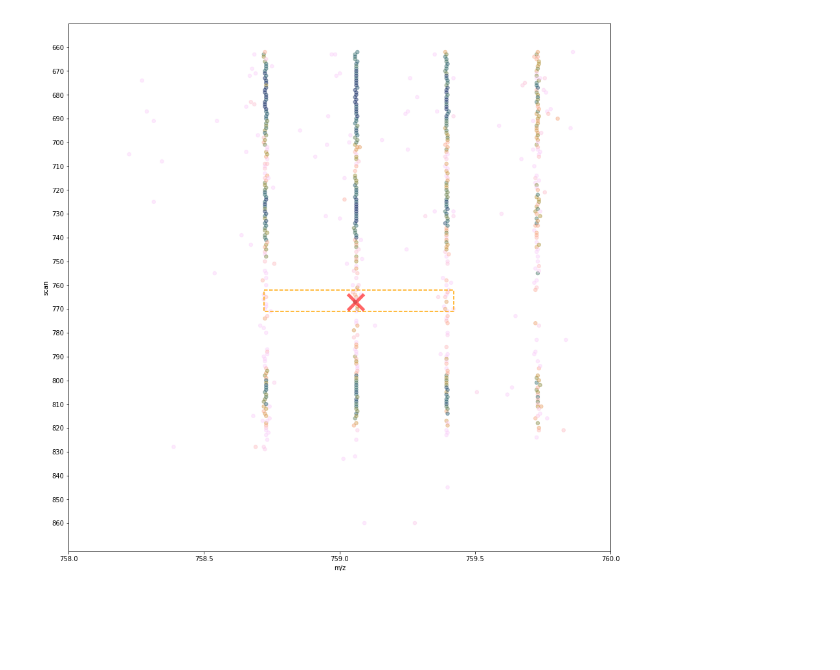
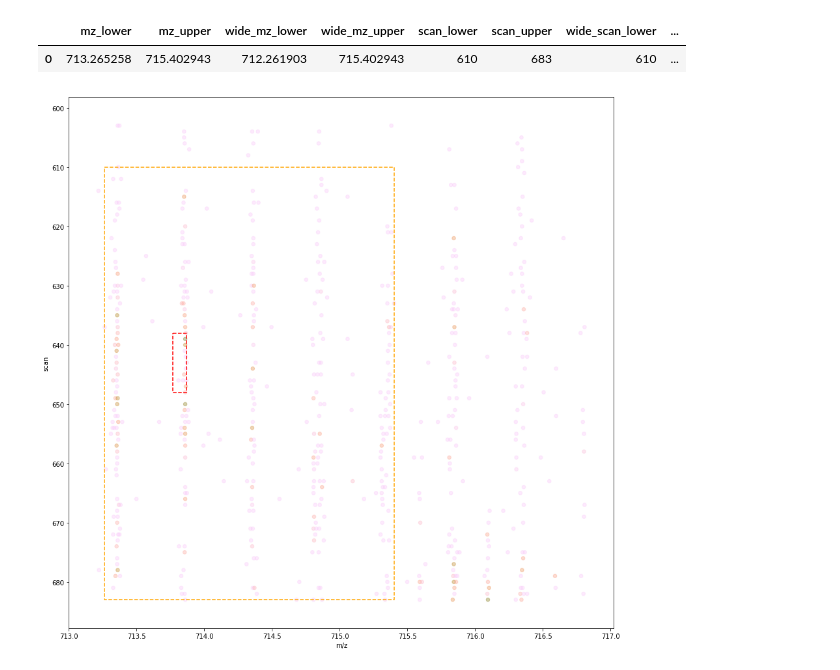
Before and after one commit to WEHI-Proteomics/tfde, a Jupyter notebook: notebooks/inspect sample 3DID precursor cuboids.ipynb, the cells around one changed output. Cells and saved outputs as stored; diff of their text form; code cells hidden in the pictures; blank space fills up the shorter version.

```diff
--- a/notebooks/inspect sample 3DID precursor cuboids.ipynb
+++ b/notebooks/inspect sample 3DID precursor cuboids.ipynb
@@ -41,5 +26,10 @@ cuboids_df[cuboids_df.anchor_point_intensity > 500].tail(10)
+# %%
+cuboids_df
+# %% [output]
+|  | mz_lower | mz_upper | wide_mz_lower | wide_mz_upper | scan_lower | scan_upper | wide_scan_lower | ... |
+| 0 | 713.265258 | 715.402943 | 712.261903 | 715.402943 | 610 | 683 | 610 | ... |
 # %%
-cuboid_s = cuboids_df.loc[936]
+cuboid_s = cuboids_df.loc[0]
 # %%
 mz_lower = cuboid_s.mz_lower
 mz_upper = cuboid_s.mz_upper
@@ -91,3 +40,14 @@ wide_cuboid_points_df.sort_values(by=['intensity'], ascending=True, inplace=True
+# %%
+visualisation_d = cuboid_s.visualisation_d
+# %%
+region_2d_df = pd.DataFrame(visualisation_d['region_2d_df'])
+voxel_d = visualisation_d['voxel']
+# %%
+voxel_mz_lower = voxel_d['voxel_mz_lower']
+voxel_mz_upper = voxel_d['voxel_mz_upper']
+
+voxel_scan_lower = voxel_d['voxel_scan_lower']
+voxel_scan_upper = voxel_d['voxel_scan_upper']
 # %%
 # create the colour map to convert intensity to colour
 colour_map = cm.batlow_r
@@ -95,37 +55,44 @@ norm = colors.LogNorm(vmin=100, vmax=1000, clip=True)
 # %%
 f, ax1 = plt.subplots()
 f.set_figheight(15)
 f.set_figwidth(15)
 
 plt.margins(0.06)
 
-plt.scatter(wide_cuboid_points_ap_frame_df.mz, wide_cuboid_points_ap_frame_df.scan, c=wide_cuboid_points_ap_frame_df.intensity, cmap=colour_map, norm=norm, alpha=0.4, s=30, linewidths=None, edgecolors=None)
-plt.plot(ap_mz, ap_scan, marker='x', markerfacecolor='none', markeredgecolor='red', linestyle='', markeredgewidth=5, ms=25, alpha=0.6, label='anchor point')
+plt.scatter(region_2d_df.mz, region_2d_df.scan, c=region_2d_df.intensity, cmap=colour_map, norm=norm, alpha=0.4, s=30, linewidths=None, edgecolors=None)
+# plt.plot(ap_mz, ap_scan, marker='x', markerfacecolor='none', markeredgecolor='red', linestyle='', markeredgewidth=5, ms=25, alpha=0.6, label='anchor point')
+
+# draw the voxel
+top_left = (voxel_mz_lower,voxel_scan_lower)
+width = voxel_mz_upper - voxel_mz_lower
+height = voxel_scan_upper - voxel_scan_lower
+cuboid_rect = patches.Rectangle(top_left,width,height,linewidth=1.5,linestyle='--',edgecolor='red',facecolor='none')
+ax1.add_patch(cuboid_rect)
 
 # draw the cuboid extent
 top_left = (mz_lower,scan_lower)
 width = mz_upper - mz_lower
 height = scan_upper - scan_lower
 cuboid_rect = patches.Rectangle(top_left,width,height,linewidth=1.5,linestyle='--',edgecolor='orange',facecolor='none')
 ax1.add_patch(cuboid_rect)
 
 plt.xlabel("m/z")
 plt.ylabel("scan")
 
 nearest = 0.5
-range_l = round(wide_cuboid_points_ap_frame_df.mz.min() / nearest) * nearest
-range_u = round(wide_cuboid_points_ap_frame_df.mz.max() / nearest) * nearest
+range_l = round(region_2d_df.mz.min() / nearest) * nearest
+range_u = round(region_2d_df.mz.max() / nearest) * nearest
 plt.xticks(np.arange(range_l,range_u+nearest,nearest))
 
 nearest = 10.0
-range_l = round(wide_cuboid_points_ap_frame_df.scan.min() / nearest) * nearest
-range_u = round(wide_cuboid_points_ap_frame_df.scan.max() / nearest) * nearest
+range_l = round(region_2d_df.scan.min() / nearest) * nearest
+range_u = round(region_2d_df.scan.max() / nearest) * nearest
 plt.yticks(np.arange(range_l,range_u+nearest,nearest))
 
 # plt.xlim([wide_mz_lower, wide_mz_upper])
 # plt.ylim([wide_scan_lower, wide_scan_upper])
 
 plt.gca().invert_yaxis()
 plt.show()
 # %% [output]
-[figure, old version]
+[figure, new version]
```
Also changed, not shown: parts of 26 cells of this notebook, 1 other file.
